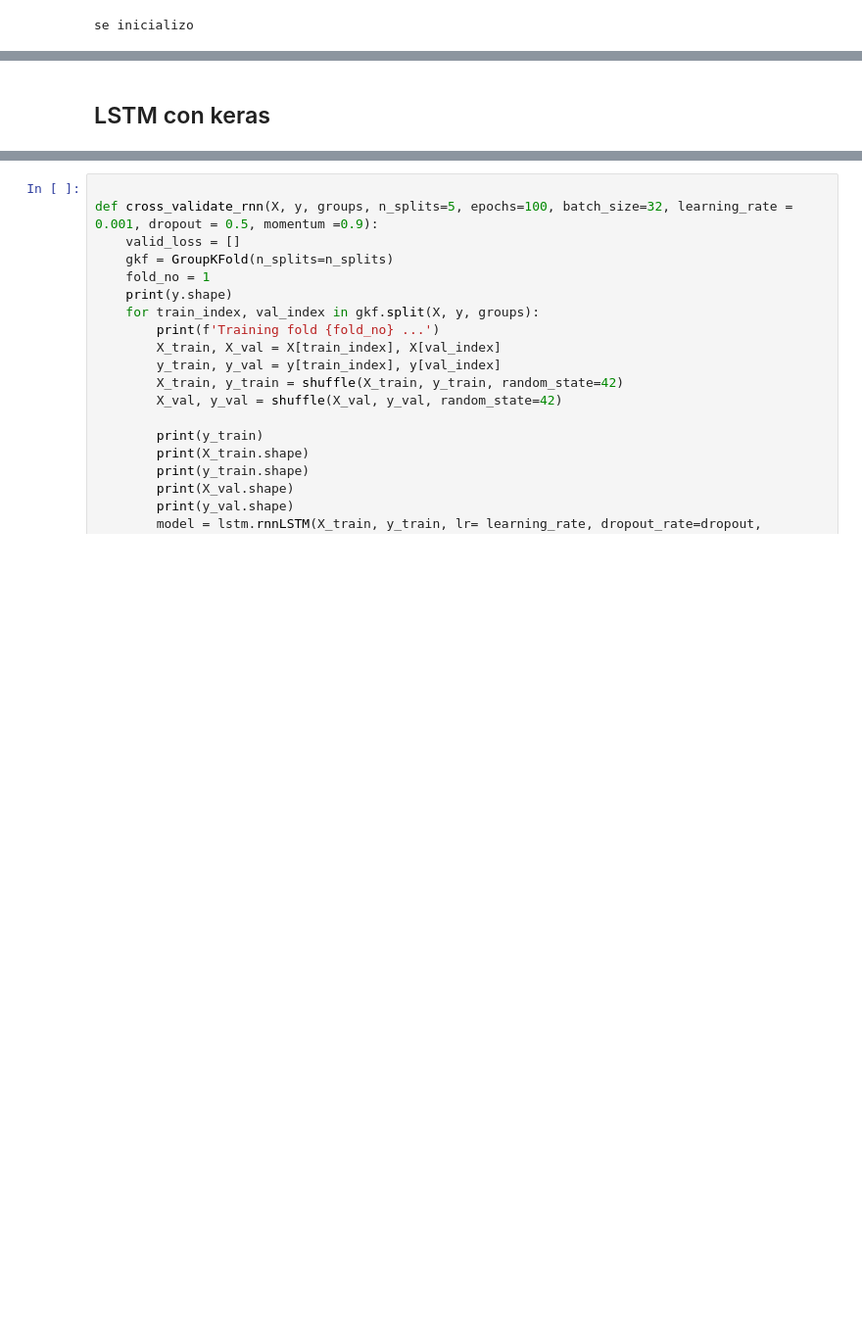
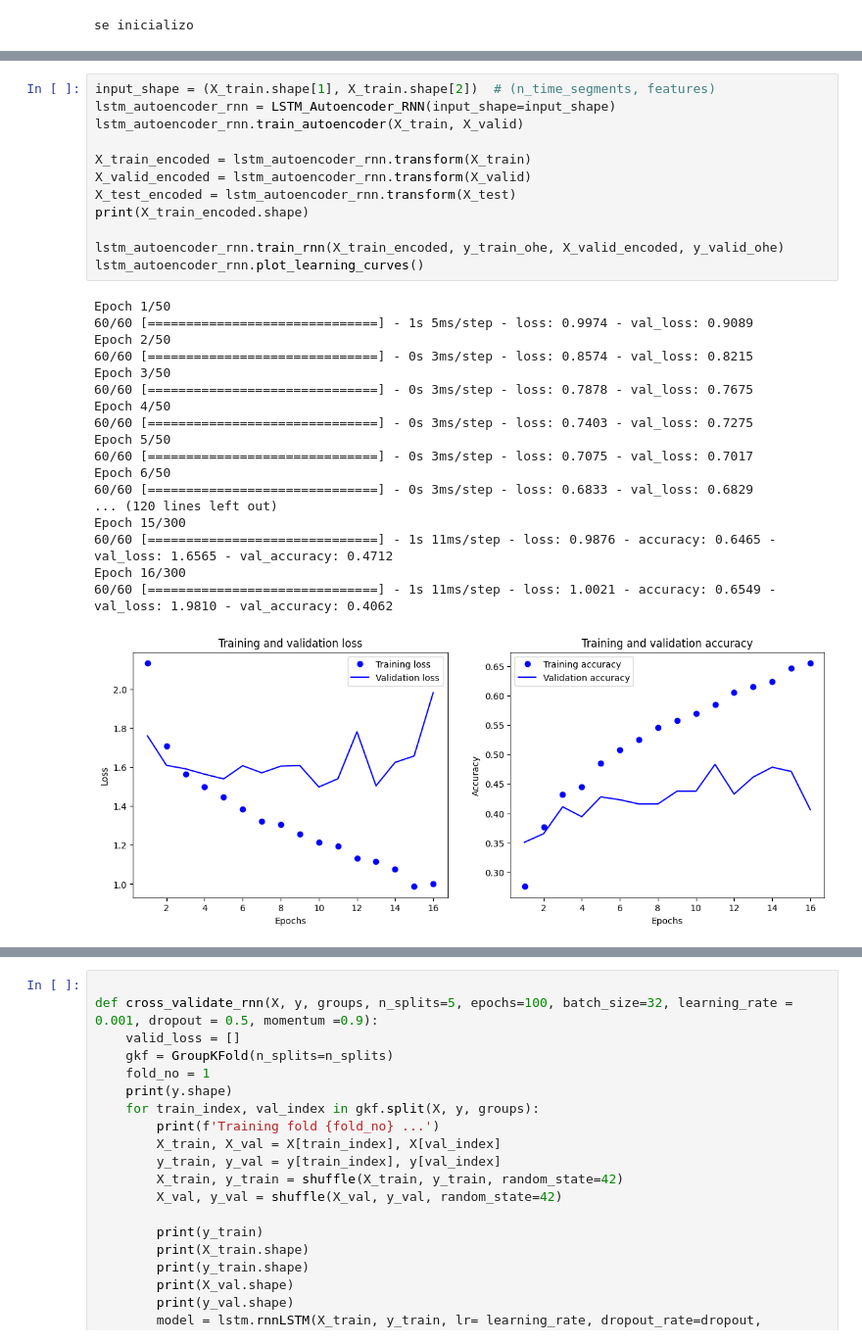
Before and after one commit to castillocande/speech-emotion-recognition-ml, a Jupyter notebook: prueba.ipynb, the cells around one changed output, grey strips where cells are left out. Shown at 98% size. Saved outputs shown, nothing was run; the diff lists cells and outputs as text; blank space fills up the shorter version.

```diff
--- a/prueba.ipynb
+++ b/prueba.ipynb
@@ -633,2 +389,31 @@ class rnnLSTM2():
-# %% [markdown]
-## LSTM con keras
+# %%
+input_shape = (X_train.shape[1], X_train.shape[2])  # (n_time_segments, features)
+lstm_autoencoder_rnn = LSTM_Autoencoder_RNN(input_shape=input_shape)
+lstm_autoencoder_rnn.train_autoencoder(X_train, X_valid)
+
+X_train_encoded = lstm_autoencoder_rnn.transform(X_train)
+X_valid_encoded = lstm_autoencoder_rnn.transform(X_valid)
+X_test_encoded = lstm_autoencoder_rnn.transform(X_test)
+print(X_train_encoded.shape)
+
+lstm_autoencoder_rnn.train_rnn(X_train_encoded, y_train_ohe, X_valid_encoded, y_valid_ohe)
+lstm_autoencoder_rnn.plot_learning_curves()
+# %% [output]
+Epoch 1/50
+60/60 [==============================] - 1s 5ms/step - loss: 0.9974 - val_loss: 0.9089
+Epoch 2/50
+60/60 [==============================] - 0s 3ms/step - loss: 0.8574 - val_loss: 0.8215
+Epoch 3/50
+60/60 [==============================] - 0s 3ms/step - loss: 0.7878 - val_loss: 0.7675
+Epoch 4/50
+60/60 [==============================] - 0s 3ms/step - loss: 0.7403 - val_loss: 0.7275
+Epoch 5/50
+60/60 [==============================] - 0s 3ms/step - loss: 0.7075 - val_loss: 0.7017
+Epoch 6/50
+60/60 [==============================] - 0s 3ms/step - loss: 0.6833 - val_loss: 0.6829
+... (120 lines left out)
+Epoch 15/300
+60/60 [==============================] - 1s 11ms/step - loss: 0.9876 - accuracy: 0.6465 - val_loss: 1.6565 - val_accuracy: 0.4712
+Epoch 16/300
+60/60 [==============================] - 1s 11ms/step - loss: 1.0021 - accuracy: 0.6549 - val_loss: 1.9810 - val_accuracy: 0.4062
+[figure, added]
```
Also changed, not shown: parts of 27 cells of this notebook, 11 other files.
